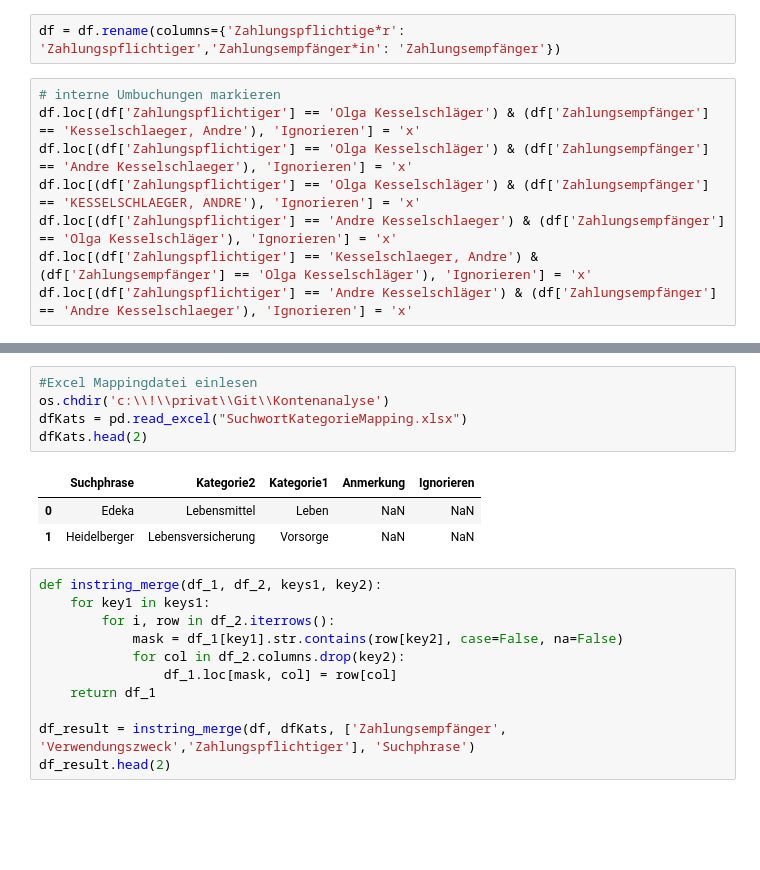
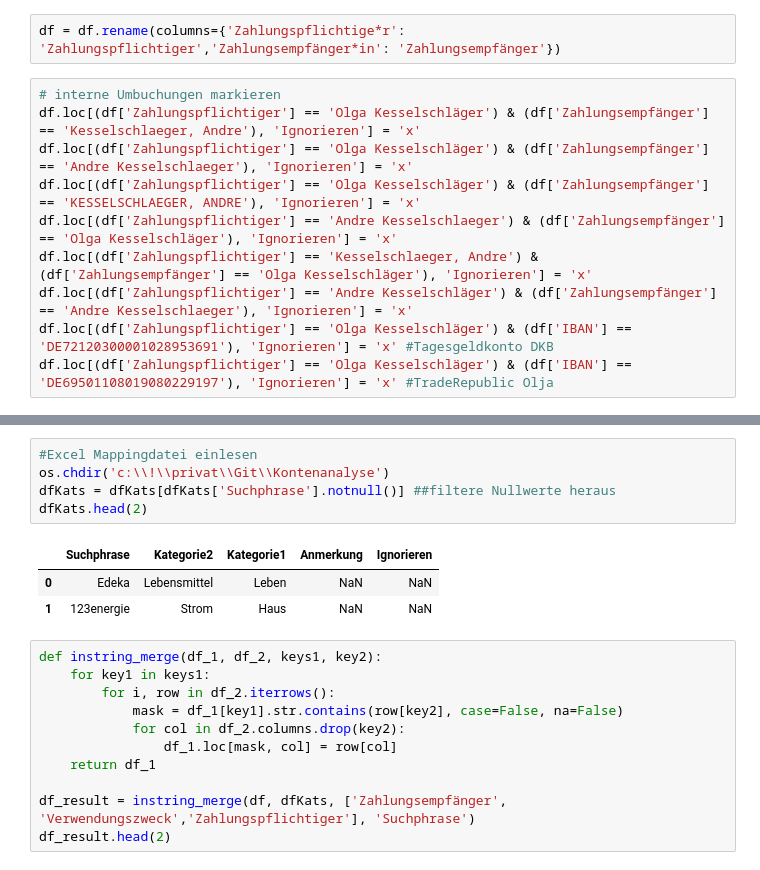
Before and after one commit to kesselschlaeger/Kontenanalyse, a Jupyter notebook: Kontenanalyse.ipynb, the cells around one changed output, grey strips where cells are left out. Cells and saved outputs as stored; diff of their text form; blank space fills up the shorter version.

```diff
--- a/Kontenanalyse.ipynb
+++ b/Kontenanalyse.ipynb
@@ -36,6 +78,8 @@ df.loc[(df['Zahlungspflichtiger'] == 'Olga Kesselschläger') & (df['Zahlungsempf
 df.loc[(df['Zahlungspflichtiger'] == 'Andre Kesselschlaeger') & (df['Zahlungsempfänger'] == 'Olga Kesselschläger'), 'Ignorieren'] = 'x'
 df.loc[(df['Zahlungspflichtiger'] == 'Kesselschlaeger, Andre') & (df['Zahlungsempfänger'] == 'Olga Kesselschläger'), 'Ignorieren'] = 'x'
 df.loc[(df['Zahlungspflichtiger'] == 'Andre Kesselschläger') & (df['Zahlungsempfänger'] == 'Andre Kesselschlaeger'), 'Ignorieren'] = 'x'
+df.loc[(df['Zahlungspflichtiger'] == 'Olga Kesselschläger') & (df['IBAN'] == 'DE72120300001028953691'), 'Ignorieren'] = 'x' #Tagesgeldkonto DKB
+df.loc[(df['Zahlungspflichtiger'] == 'Olga Kesselschläger') & (df['IBAN'] == 'DE69501108019080229197'), 'Ignorieren'] = 'x' #TradeRepublic Olja
 # %%
 ##Entfernen unnötiger Spalten
 df = df.drop('Status', axis=1)
@@ -47,12 +91,12 @@ df.head(2)
 # %%
 #Excel Mappingdatei einlesen
 os.chdir('c:\\!\\privat\\Git\\Kontenanalyse')
-dfKats = pd.read_excel("SuchwortKategorieMapping.xlsx")
+dfKats = dfKats[dfKats['Suchphrase'].notnull()] ##filtere Nullwerte heraus
 dfKats.head(2)
 # %% [output]
 |  | Suchphrase | Kategorie2 | Kategorie1 | Anmerkung | Ignorieren |
 | 0 | Edeka | Lebensmittel | Leben | NaN | NaN |
-| 1 | Heidelberger | Lebensversicherung | Vorsorge | NaN | NaN |
+| 1 | 123energie | Strom | Haus | NaN | NaN |
 # %%
 def instring_merge(df_1, df_2, keys1, key2):
     for key1 in keys1:
```
Also changed, not shown: parts of 5 cells of this notebook, 1 other file.
